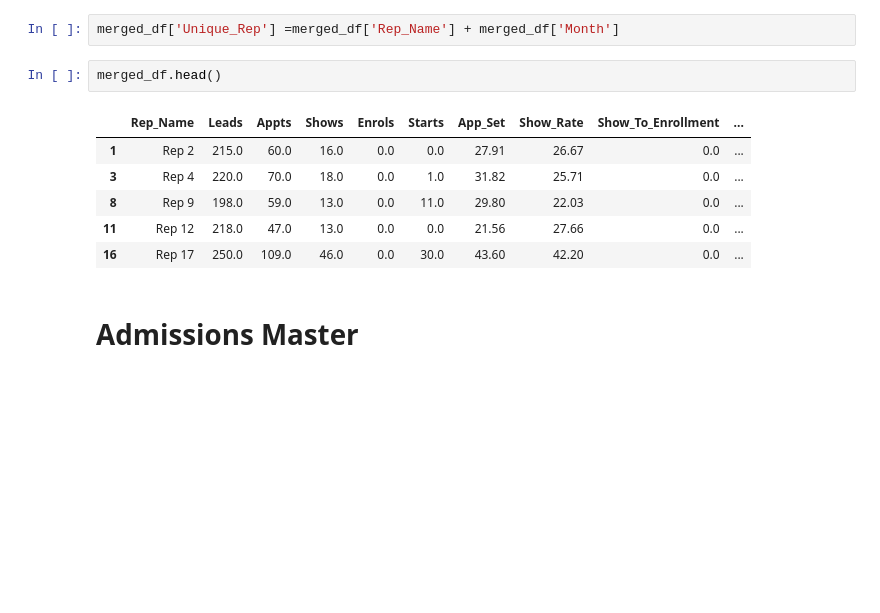
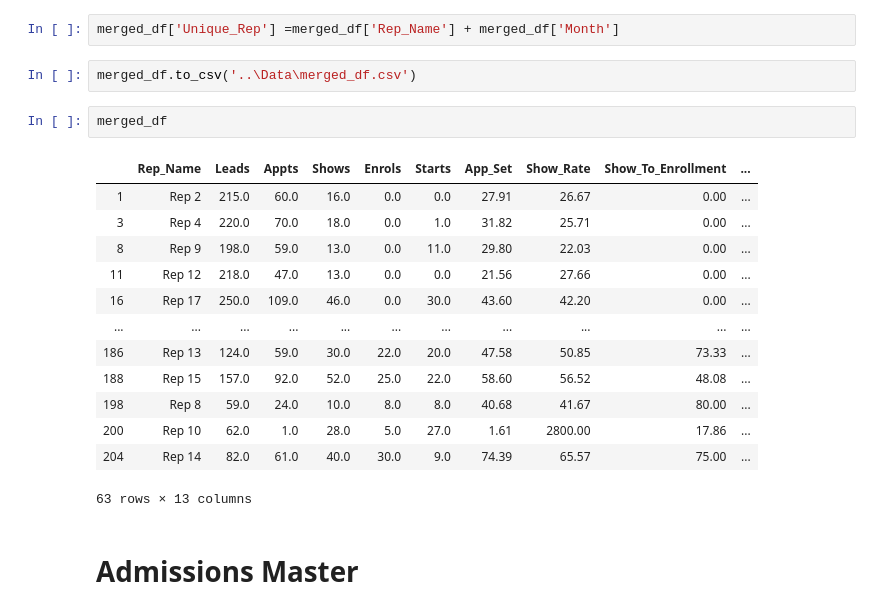
Before and after one commit to rajshruti/final-project, a Jupyter notebook: Data Cleaning/Master_Code.ipynb, the cells around one changed output. Drawn from its saved outputs; the diff is of its cells as text; blank space fills up the shorter version.

```diff
--- a/Data Cleaning/Master_Code.ipynb
+++ b/Data Cleaning/Master_Code.ipynb
@@ -283,15 +258,24 @@ merged_df["Enrollment_to_Start_Rate"]= merged_df["Enrollment_to_Start_Rate"].ast
 merged_df["Lead_to_Start"]= merged_df["Lead_to_Start"].astype(float)
 # %%
 merged_df['Unique_Rep'] =merged_df['Rep_Name'] + merged_df['Month']
+# %%
+merged_df.to_csv('..\Data\merged_df.csv')
 # %%
-merged_df.head()
+merged_df
 # %% [output]
 |  | Rep_Name | Leads | Appts | Shows | Enrols | Starts | App_Set | Show_Rate | Show_To_Enrollment | ... |
-| 1 | Rep 2 | 215.0 | 60.0 | 16.0 | 0.0 | 0.0 | 27.91 | 26.67 | 0.0 | ... |
-| 3 | Rep 4 | 220.0 | 70.0 | 18.0 | 0.0 | 1.0 | 31.82 | 25.71 | 0.0 | ... |
-| 8 | Rep 9 | 198.0 | 59.0 | 13.0 | 0.0 | 11.0 | 29.80 | 22.03 | 0.0 | ... |
-| 11 | Rep 12 | 218.0 | 47.0 | 13.0 | 0.0 | 0.0 | 21.56 | 27.66 | 0.0 | ... |
-| 16 | Rep 17 | 250.0 | 109.0 | 46.0 | 0.0 | 30.0 | 43.60 | 42.20 | 0.0 | ... |
+| 1 | Rep 2 | 215.0 | 60.0 | 16.0 | 0.0 | 0.0 | 27.91 | 26.67 | 0.00 | ... |
+| 3 | Rep 4 | 220.0 | 70.0 | 18.0 | 0.0 | 1.0 | 31.82 | 25.71 | 0.00 | ... |
+| 8 | Rep 9 | 198.0 | 59.0 | 13.0 | 0.0 | 11.0 | 29.80 | 22.03 | 0.00 | ... |
+| 11 | Rep 12 | 218.0 | 47.0 | 13.0 | 0.0 | 0.0 | 21.56 | 27.66 | 0.00 | ... |
+| 16 | Rep 17 | 250.0 | 109.0 | 46.0 | 0.0 | 30.0 | 43.60 | 42.20 | 0.00 | ... |
+| ... | ... | ... | ... | ... | ... | ... | ... | ... | ... | ... |
+| 186 | Rep 13 | 124.0 | 59.0 | 30.0 | 22.0 | 20.0 | 47.58 | 50.85 | 73.33 | ... |
+| 188 | Rep 15 | 157.0 | 92.0 | 52.0 | 25.0 | 22.0 | 58.60 | 56.52 | 48.08 | ... |
+| 198 | Rep 8 | 59.0 | 24.0 | 10.0 | 8.0 | 8.0 | 40.68 | 41.67 | 80.00 | ... |
+| 200 | Rep 10 | 62.0 | 1.0 | 28.0 | 5.0 | 27.0 | 1.61 | 2800.00 | 17.86 | ... |
+| 204 | Rep 14 | 82.0 | 61.0 | 40.0 | 30.0 | 9.0 | 74.39 | 65.57 | 75.00 | ... |
+63 rows × 13 columns
 # %% [markdown]
 # Admissions Master
 # %%
```
Also changed, not shown: parts of 17 cells of this notebook, 8 other files.
